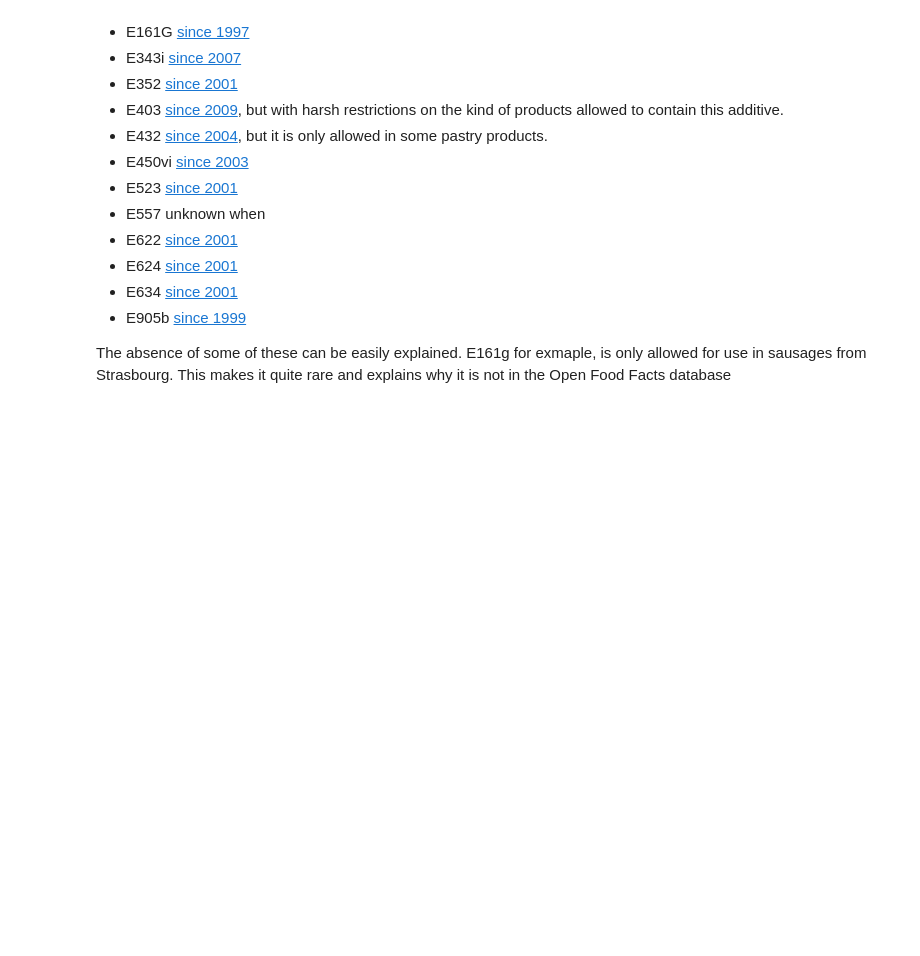
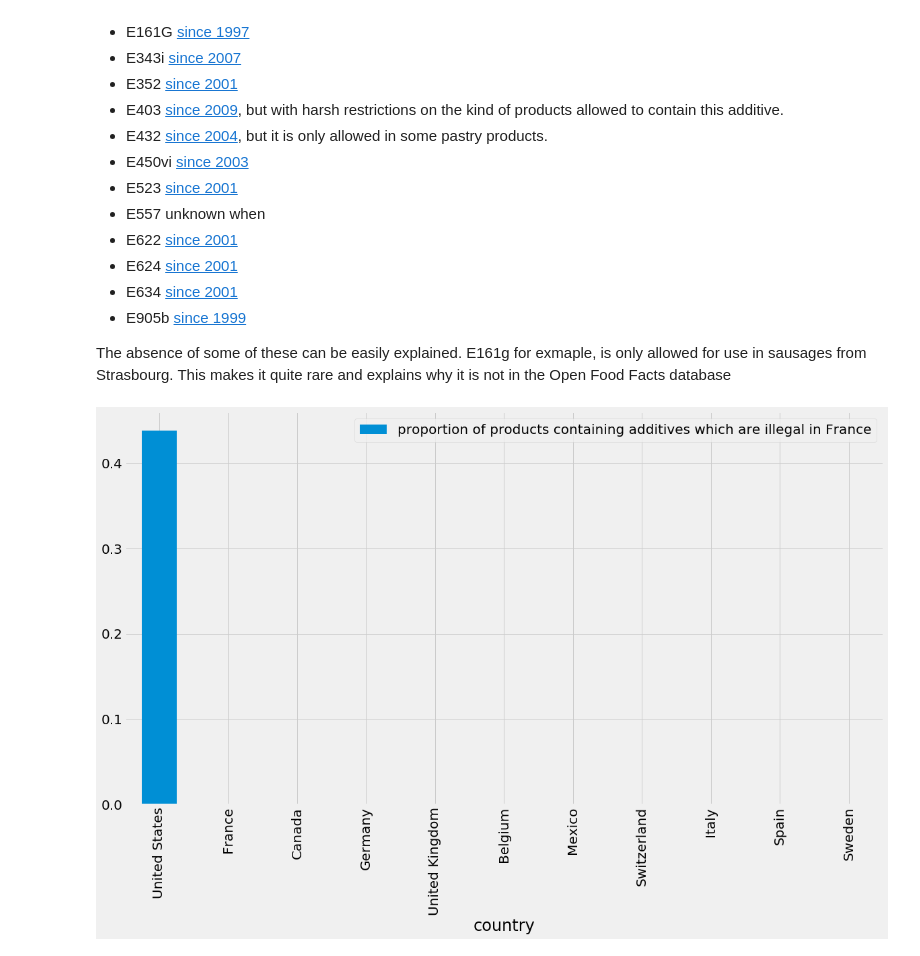
Before and after one commit to lbasseto/meyran-open-food-facts, a Jupyter notebook: Data PreProcessing.ipynb, the cells around one changed output. Drawn from its saved outputs; the diff is of its cells as text; code cells hidden in the pictures; blank space fills up the shorter version.

Commit message:
last graph added

```diff
--- a/Data PreProcessing.ipynb
+++ b/Data PreProcessing.ipynb
@@ -1062,3 +1092,15 @@ While the following additives are allowed in France, there is no entry that cont
 * E905b [since 1999](https://www.legifrance.gouv.fr/affichTexte.do;jsessionid=DB38A4996122419ED4EC649263CEFEAA.tpdjo17v_3?cidTexte=LEGITEXT000022192579&dateTexte=20130215)
 
 The absence of some of these can be easily explained. E161g for exmaple, is only allowed for use in sausages from Strasbourg. This makes it quite rare and explains why it is not in the Open Food Facts database
+# %%
+name='proportion of products containing additives which are illegal in France'
+
+def rate_of_forbidden_additives(additives_list):
+    return rate_of_additives_in(additives_list, ["e105", "e107", "e908", "e924a", "e927a", "e928", "e409", "e488", "e539"])
+
+rate_of_forbidden_additives = group_by_country_and_aggregate(df, additives, name, rate_of_forbidden_additives, 1000)
+rate_of_forbidden_additives[name] *= 100
+rate_of_forbidden_additives.sort_values(name, ascending=False).plot.bar()
+plt.savefig('images/forbidden_additives_per_country.png', transparent=True, bbox_inches='tight', dpi = 300)
+# %% [output]
+[figure, added]
```
Also changed, not shown: parts of 9 cells of this notebook.
